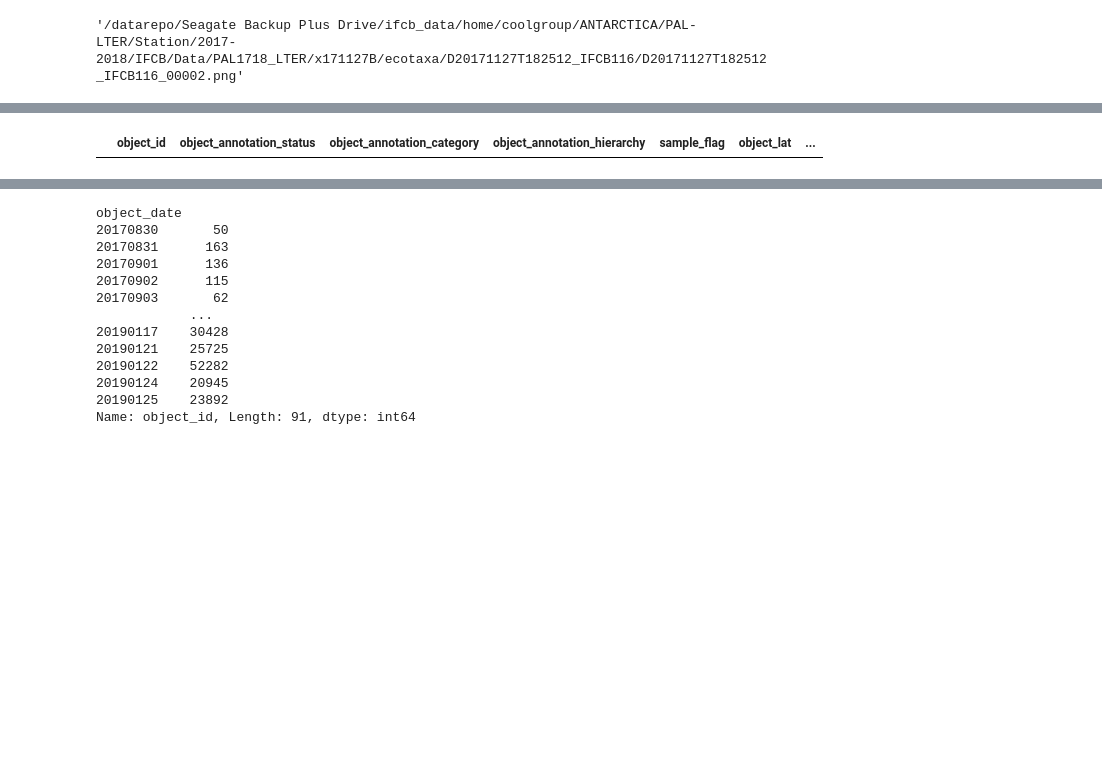
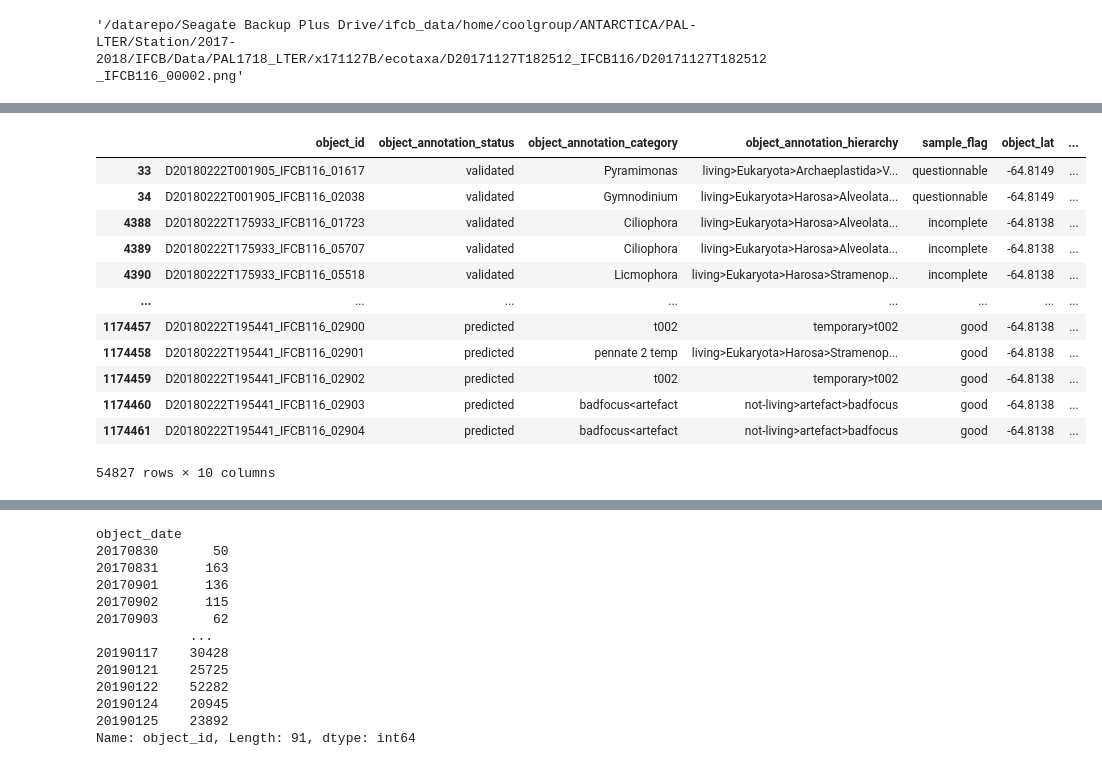
Before and after one commit to patrickcgray/deep_ifcb, a Jupyter notebook: python/Data Exploration.ipynb, the cells around one changed output, grey strips where cells are left out. Saved outputs shown, nothing was run; the diff lists cells and outputs as text; code cells hidden in the pictures; blank space fills up the shorter version.

Commit message:
initial functioning of model along with data pre-processing and functional env setup

```diff
--- a/python/Data Exploration.ipynb
+++ b/python/Data Exploration.ipynb
@@ -17,7 +42,7 @@ fp
 # %%
 import pandas as pd
 # %%
-img_md = pd.read_csv('/datarepo/Seagate Backup Plus Drive/ifcb_data/ecotaxa_export_3203_20200731_1928.tsv', sep='\t')
+img_md = pd.read_csv('../../../Data//ecotaxa_export_3203_20200731_1928.tsv', sep='\t')
 # %%
 'object_lat', 'object_lon', 'object_date', 'object_time'
 # %% [output]
@@ -43,4 +87,16 @@ img_md.size / img_md_subset.size
 # %%
-img_md_subset[img_md_subset['object_date'] == 20171127]
+img_md_subset[img_md_subset['object_date'] == 20180222]
 # %% [output]
 |  | object_id | object_annotation_status | object_annotation_category | object_annotation_hierarchy | sample_flag | object_lat | ... |
+| 33 | D20180222T001905_IFCB116_01617 | validated | Pyramimonas | living>Eukaryota>Archaeplastida>V... | questionnable | -64.8149 | ... |
+| 34 | D20180222T001905_IFCB116_02038 | validated | Gymnodinium | living>Eukaryota>Harosa>Alveolata... | questionnable | -64.8149 | ... |
+| 4388 | D20180222T175933_IFCB116_01723 | validated | Ciliophora | living>Eukaryota>Harosa>Alveolata... | incomplete | -64.8138 | ... |
+| 4389 | D20180222T175933_IFCB116_05707 | validated | Ciliophora | living>Eukaryota>Harosa>Alveolata... | incomplete | -64.8138 | ... |
+| 4390 | D20180222T175933_IFCB116_05518 | validated | Licmophora | living>Eukaryota>Harosa>Stramenop... | incomplete | -64.8138 | ... |
+| ... | ... | ... | ... | ... | ... | ... | ... |
+| 1174457 | D20180222T195441_IFCB116_02900 | predicted | t002 | temporary>t002 | good | -64.8138 | ... |
+| 1174458 | D20180222T195441_IFCB116_02901 | predicted | pennate 2 temp | living>Eukaryota>Harosa>Stramenop... | good | -64.8138 | ... |
+| 1174459 | D20180222T195441_IFCB116_02902 | predicted | t002 | temporary>t002 | good | -64.8138 | ... |
+| 1174460 | D20180222T195441_IFCB116_02903 | predicted | badfocus<artefact | not-living>artefact>badfocus | good | -64.8138 | ... |
+| 1174461 | D20180222T195441_IFCB116_02904 | predicted | badfocus<artefact | not-living>artefact>badfocus | good | -64.8138 | ... |
+54827 rows × 10 columns
```
Also changed, not shown: parts of 59 cells of this notebook, 2 other files.
